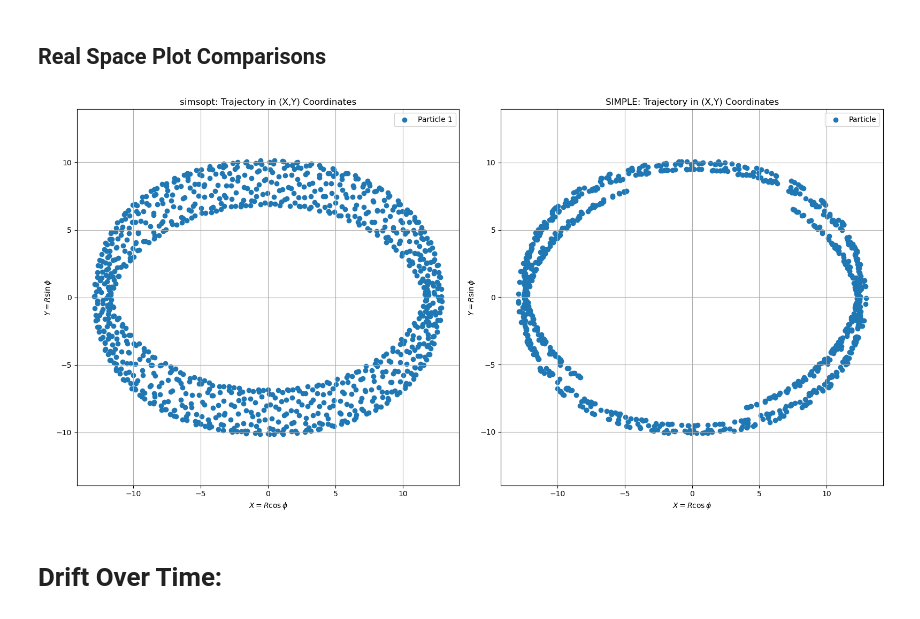
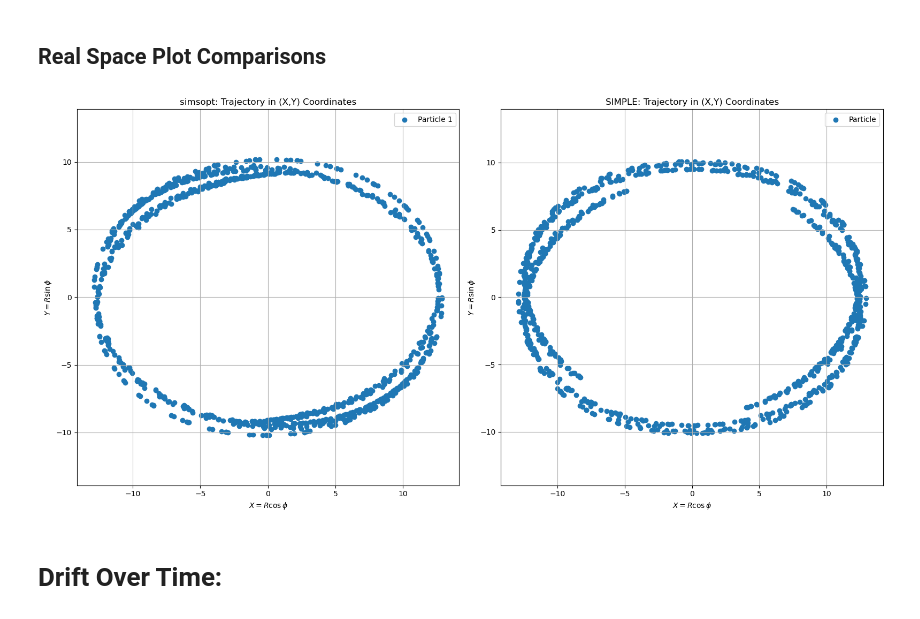
Before and after one commit to billenert/simple-v-simsopt, a Jupyter notebook: differences.ipynb, the cells around one changed output. Cells and saved outputs as stored; diff of their text form; code cells hidden in the pictures.

```diff
--- a/differences.ipynb
+++ b/differences.ipynb
@@ -117,7 +117,7 @@ nfp = equil.nfp
 
 ## Call boozxform and setup radial interpolation of magnetic field
 order = 1
-bri = BoozerRadialInterpolant(equil, order, no_K=True, N=N, comm=comm) # if equil is Vmec object, mpi will be obtained from equil directly
+bri = BoozerRadialInterpolant(equil, order, no_K=True, comm=comm) # if equil is Vmec object, mpi will be obtained from equil directly
 
 ## Setup 3d interpolation of magnetic field
 """
@@ -161,13 +161,13 @@ def compute_R_nu(bfield, s_vals, theta_vals, zeta_vals):
     return R, nu, Z
 
 
-gc_tys = np.load("./trajectories/path_simsopt.npy", allow_pickle=True)
+gc_tys = np.loadtxt("./trajectories/path_simsopt.txt")
 
 fig, axes = plt.subplots(1, 2, figsize=(16, 8))
 
 # --- Subplot 1 ---
 for i in range(1):
-    traj = gc_tys[i]
+    traj = gc_tys
     s_vals     = traj[:, 1]
     theta_vals = traj[:, 2]
     zeta_vals  = traj[:, 3]
@@ -182,34 +182,34 @@ for i in range(1):
 axes[0].set_xlabel(r'$X = R\cos\phi$')
 axes[0].set_ylabel(r'$Y = R\sin\phi$')
 axes[0].set_title('simsopt: Trajectory in (X,Y) Coordinates')
 axes[0].axis('equal')
 axes[0].set_aspect("equal")
 axes[0].grid(True)
 axes[0].legend()
 
 # --- Subplot 2 ---
 s_vals     = np.loadtxt("./trajectories/path_s_SIMPLE.txt")
 theta_vals = np.loadtxt("./trajectories/path_theta_SIMPLE.txt")
 zeta_vals  = np.loadtxt("./trajectories/path_zeta_SIMPLE.txt")
 
 R_vals, nu_vals, Z_vals = compute_R_nu(bri, s_vals, theta_vals, zeta_vals)
 phi_vals = zeta_vals.reshape(-1, 1) - nu_vals
 X_vals = R_vals * np.cos(phi_vals)
 Y_vals = R_vals * np.sin(phi_vals)
 
 axes[1].scatter(X_vals, Y_vals, marker='o', label='Particle')
 axes[1].set_xlabel(r'$X = R\cos\phi$')
 axes[1].set_ylabel(r'$Y = R\sin\phi$')
 axes[1].set_title('SIMPLE: Trajectory in (X,Y) Coordinates')
 axes[1].axis('equal')
 axes[1].set_aspect("equal")
 axes[1].grid(True)
 axes[1].legend()
 
 plt.tight_layout()
 plt.show()
 # %% [output]
-[figure, old version]
+[figure, new version]
 # %% [markdown]
 # Drift Over Time:
 # %%
```
Also changed, not shown: parts of 6 cells of this notebook, 9 other files.
